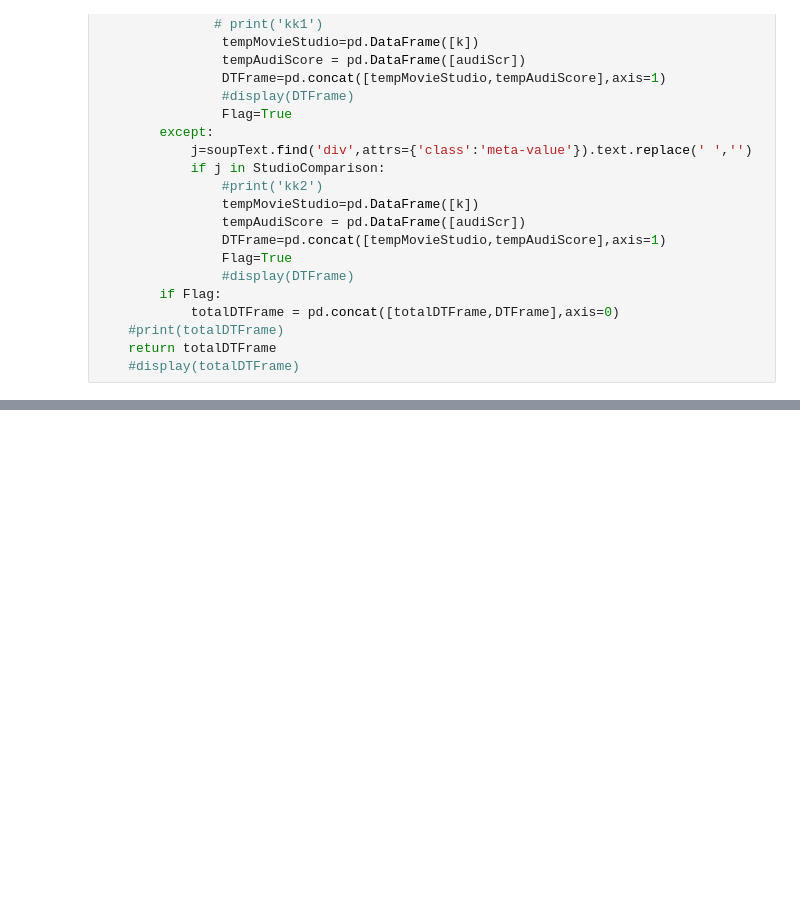
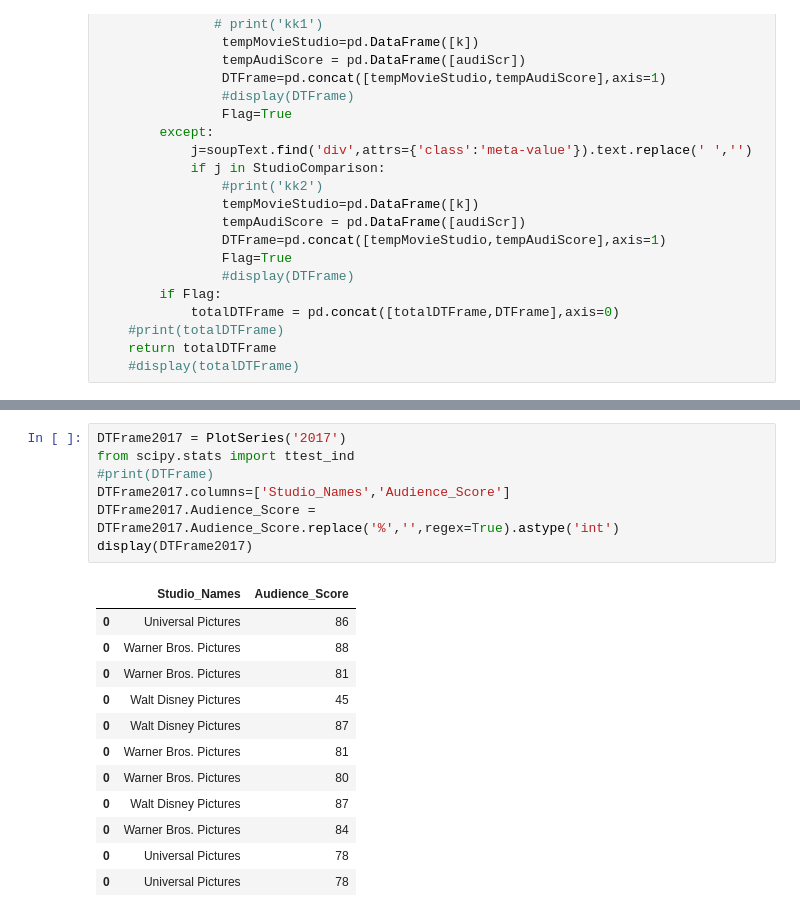
Before and after one commit to SupChanda/Web-Scraping-And-Analysis-of-Rotten_Tomatoes, a Jupyter notebook: Project 3.ipynb, the cells around one changed output, grey strips where cells are left out. Drawn from its saved outputs; the diff is of its cells as text; blank space fills up the shorter version.

```diff
--- a/Project 3.ipynb
+++ b/Project 3.ipynb
@@ -204,0 +304,20 @@ for i in range(1,len(yearList)):
+# %%
+DTFrame2017 = PlotSeries('2017')
+from scipy.stats import ttest_ind
+#print(DTFrame)
+DTFrame2017.columns=['Studio_Names','Audience_Score']
+DTFrame2017.Audience_Score = DTFrame2017.Audience_Score.replace('%','',regex=True).astype('int')
+display(DTFrame2017)
+# %% [output]
+|  | Studio_Names | Audience_Score |
+| 0 | Universal Pictures | 86 |
+| 0 | Warner Bros. Pictures | 88 |
+| 0 | Warner Bros. Pictures | 81 |
+| 0 | Walt Disney Pictures | 45 |
+| 0 | Walt Disney Pictures | 87 |
+| 0 | Warner Bros. Pictures | 81 |
+| 0 | Warner Bros. Pictures | 80 |
+| 0 | Walt Disney Pictures | 87 |
+| 0 | Warner Bros. Pictures | 84 |
+| 0 | Universal Pictures | 78 |
+| 0 | Universal Pictures | 78 |
```
Also changed, not shown: parts of 11 cells of this notebook.
